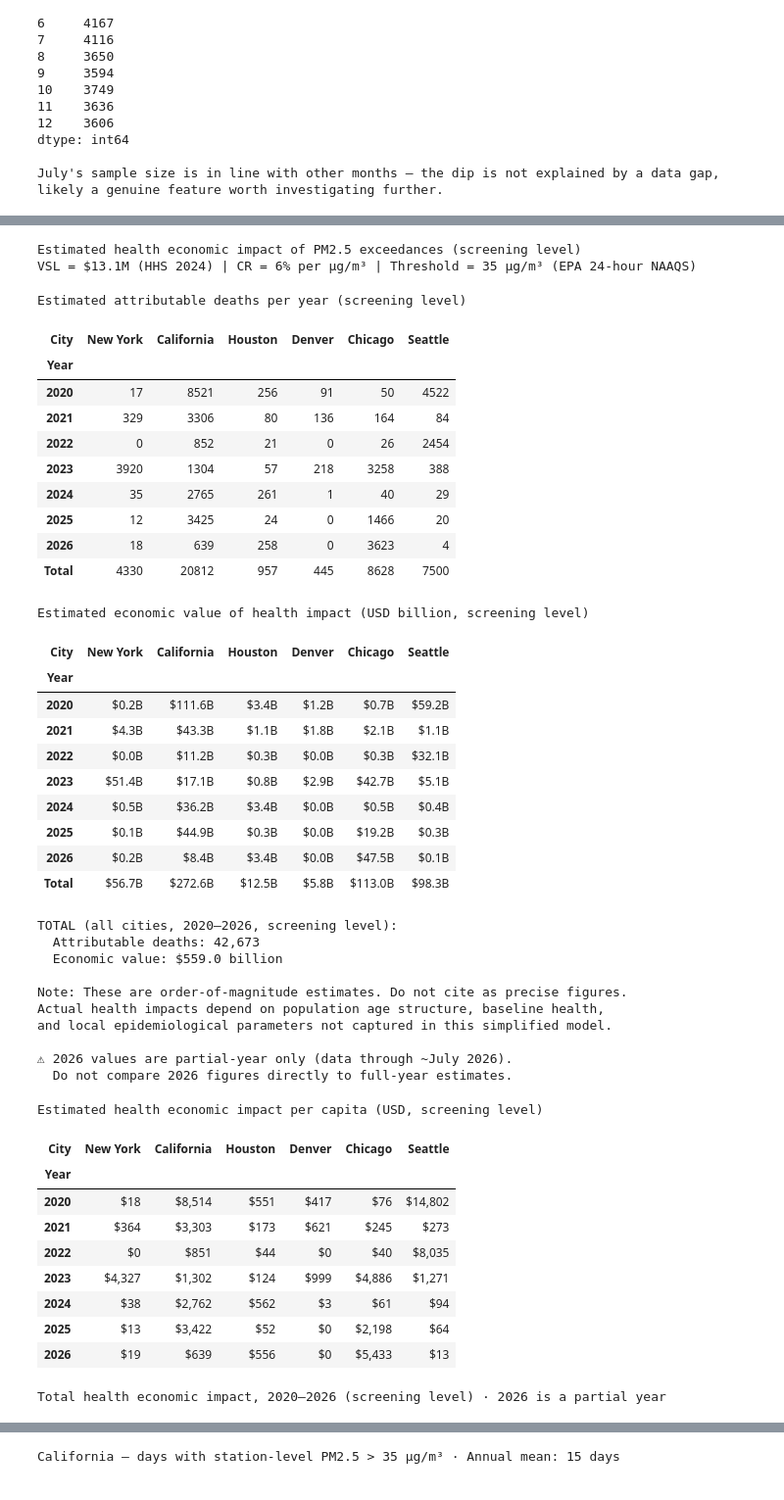
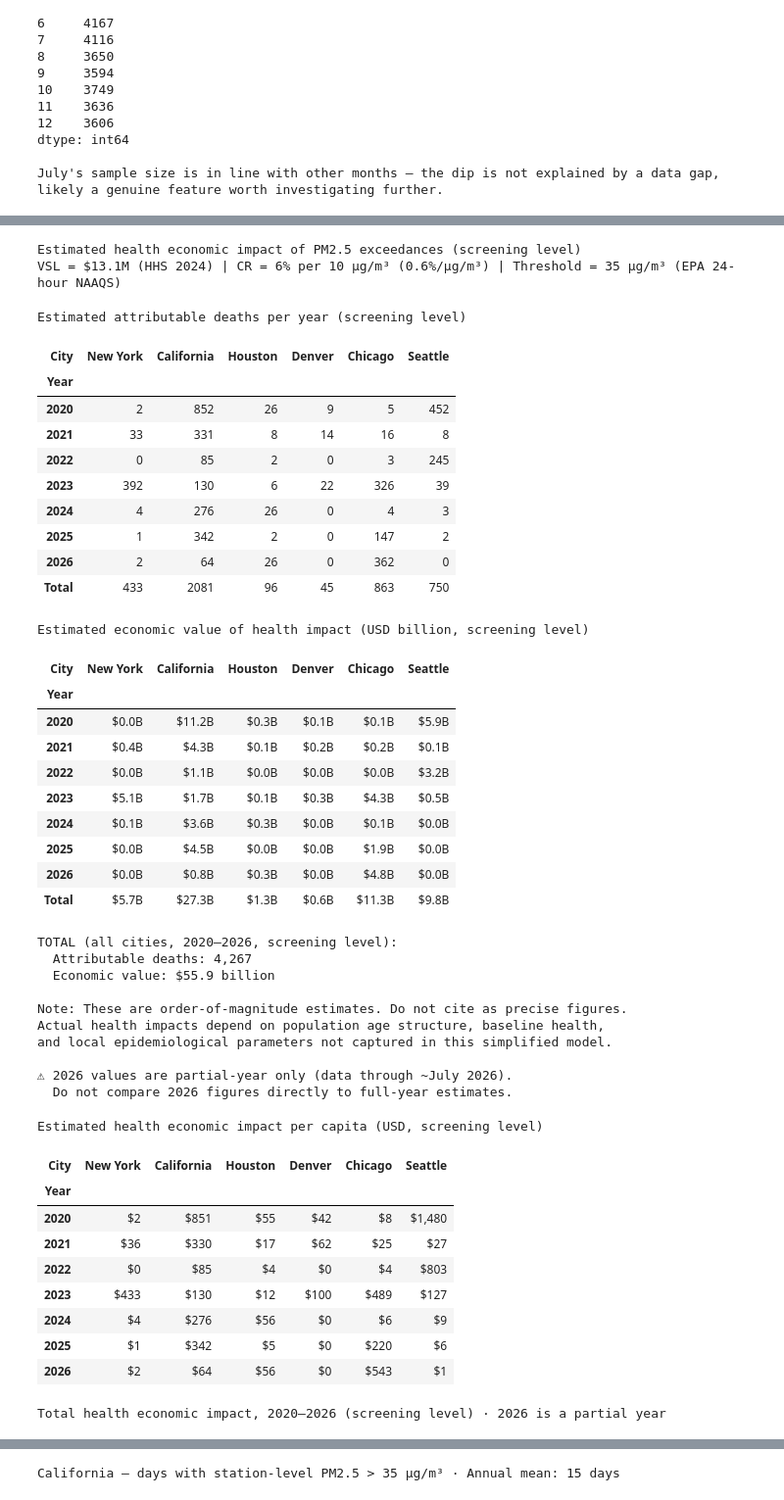
Before and after one commit to AlonsoSheila/air-quality-usa, a Jupyter notebook: air_quality_usa.ipynb, the cells around one changed output, grey strips where cells are left out. Shown at 98% size. Drawn from its saved outputs; the diff is of its cells as text; code cells hidden in the pictures.

```diff
--- a/air_quality_usa.ipynb
+++ b/air_quality_usa.ipynb
@@ -1147,11 +1147,18 @@ or cost figures. Uncertainty in both the epidemiological parameters and the
 VSL is substantial.
 # %%
 # ── Health Economic Impact Estimate ───────────────────────────────────────────
+# DEPENDENCY: This cell requires Section 5.2 to have been executed first,
+# since it uses pop_df (county population) defined there. It also uses
+# pm25_raw2 which is defined within this cell, and pollutants which is
+# loaded in Section 1.
 # VSL: HHS central estimate, 2023 USD (HHS Standard RIA Values, January 2024)
 VSL_USD = 13_100_000
 
-# Concentration-response: 6% increase in all-cause mortality per 1 µg/m³
-# increase in annual mean PM2.5 (Pope et al. 2002, used in EPA CAA analyses)
+# Concentration-response: 6% increase in all-cause mortality per 10 µg/m³
+# increase in long-term mean PM2.5 (Pope et al. 2002, ACS CPS-II cohort).
+# Applied here as 0.6% per 1 µg/m³ (i.e. 0.006). Note: this is a chronic
+# exposure coefficient applied to acute exceedance days — a known simplification
+# documented as a limitation in the Section 11 markdown.
 # Baseline annual mortality rate in the US: ~833 per 100,000 (CDC, 2022)
 BASELINE_MORTALITY_RATE = 833 / 100_000
 
@@ -1178,7 +1185,7 @@ exceed_conc["fraction_of_year"] = exceed_conc["n_days"] / 365
 exceed_conc["attributable_deaths"] = (
     exceed_conc["population"]
     * BASELINE_MORTALITY_RATE
-    * 0.06
+    * 0.006  # 6% per 10 µg/m³ → 0.6% per 1 µg/m³ (Pope et al. 2002)
     * exceed_conc["excess_above_threshold"]
     * exceed_conc["fraction_of_year"]
 )
@@ -1195,7 +1202,7 @@ impact_summary = (
 impact_summary["economic_value_bn"] = impact_summary["economic_value_usd"] / 1e9
 
 print("Estimated health economic impact of PM2.5 exceedances (screening level)")
-print("VSL = $13.1M (HHS 2024) | CR = 6% per µg/m³ | Threshold = 35 µg/m³ (EPA 24-hour NAAQS)\n")
+print("VSL = $13.1M (HHS 2024) | CR = 6% per 10 µg/m³ (0.6%/µg/m³) | Threshold = 35 µg/m³ (EPA 24-hour NAAQS)\n")
 
 # ── Attributable deaths — styled table ────────────────────────────────────────
 pivot_deaths = impact_summary.pivot(
@@ -1274,56 +1281,56 @@ total_by_city = (
 total_by_city["total_econ_bn"] = (total_by_city["total_econ_bn"] / 1e9).round(1)
 total_by_city["total_deaths"] = total_by_city["total_deaths"].round(0).astype(int)
 
 total_by_city["total_deaths"] = total_by_city["total_deaths"].astype(int)
 total_by_city = total_by_city.merge(cbsa_pop, on="city", how="left")
 total_by_city["total_econ_per_capita"] = (
     total_by_city["total_econ_bn"] * 1e9 / total_by_city["cbsa_population"]
 ).round(0).astype(int)
 total_by_city = total_by_city.set_index("city")
 total_by_city.index.name = "City"
 
 display(total_by_city[["total_deaths", "total_econ_bn", "total_econ_per_capita"]].rename(columns={
     "total_deaths": "Attributable deaths",
     "total_econ_bn": "Economic cost (USD bn)",
     "total_econ_per_capita": "Cost per capita (USD)"
 }).style.format({
     "Attributable deaths": "{:,}",
     "Economic cost (USD bn)": "${:.1f}B",
     "Cost per capita (USD)": "${:,}"
 })
 .background_gradient(subset=["Cost per capita (USD)"], cmap="YlOrRd")
 .set_caption("Total health economic impact, 2020–2026 (screening level) · 2026 is a partial year")
 .set_table_styles([{"selector": "caption",
                     "props": [("font-size", "13px"), ("font-weight", "bold")]}])
 )
 # %% [output]
 Estimated health economic impact of PM2.5 exceedances (screening level)
-VSL = $13.1M (HHS 2024) | CR = 6% per µg/m³ | Threshold = 35 µg/m³ (EPA 24-hour NAAQS)
+VSL = $13.1M (HHS 2024) | CR = 6% per 10 µg/m³ (0.6%/µg/m³) | Threshold = 35 µg/m³ (EPA 24-hour NAAQS)
 Estimated attributable deaths per year (screening level)
 | City | New York | California | Houston | Denver | Chicago | Seattle |
 | Year |  |  |  |  |  |  |
-| 2020 | 17 | 8521 | 256 | 91 | 50 | 4522 |
-| 2021 | 329 | 3306 | 80 | 136 | 164 | 84 |
-| 2022 | 0 | 852 | 21 | 0 | 26 | 2454 |
-| 2023 | 3920 | 1304 | 57 | 218 | 3258 | 388 |
-| 2024 | 35 | 2765 | 261 | 1 | 40 | 29 |
-| 2025 | 12 | 3425 | 24 | 0 | 1466 | 20 |
-| 2026 | 18 | 639 | 258 | 0 | 3623 | 4 |
-| Total | 4330 | 20812 | 957 | 445 | 8628 | 7500 |
+| 2020 | 2 | 852 | 26 | 9 | 5 | 452 |
+| 2021 | 33 | 331 | 8 | 14 | 16 | 8 |
+| 2022 | 0 | 85 | 2 | 0 | 3 | 245 |
+| 2023 | 392 | 130 | 6 | 22 | 326 | 39 |
+| 2024 | 4 | 276 | 26 | 0 | 4 | 3 |
+| 2025 | 1 | 342 | 2 | 0 | 147 | 2 |
+| 2026 | 2 | 64 | 26 | 0 | 362 | 0 |
+| Total | 433 | 2081 | 96 | 45 | 863 | 750 |
 Estimated economic value of health impact (USD billion, screening level)
 | City | New York | California | Houston | Denver | Chicago | Seattle |
 | Year |  |  |  |  |  |  |
-| 2020 | $0.2B | $111.6B | $3.4B | $1.2B | $0.7B | $59.2B |
-| 2021 | $4.3B | $43.3B | $1.1B | $1.8B | $2.1B | $1.1B |
-| 2022 | $0.0B | $11.2B | $0.3B | $0.0B | $0.3B | $32.1B |
-| 2023 | $51.4B | $17.1B | $0.8B | $2.9B | $42.7B | $5.1B |
-| 2024 | $0.5B | $36.2B | $3.4B | $0.0B | $0.5B | $0.4B |
-| 2025 | $0.1B | $44.9B | $0.3B | $0.0B | $19.2B | $0.3B |
-| 2026 | $0.2B | $8.4B | $3.4B | $0.0B | $47.5B | $0.1B |
-| Total | $56.7B | $272.6B | $12.5B | $5.8B | $113.0B | $98.3B |
+| 2020 | $0.0B | $11.2B | $0.3B | $0.1B | $0.1B | $5.9B |
+| 2021 | $0.4B | $4.3B | $0.1B | $0.2B | $0.2B | $0.1B |
+| 2022 | $0.0B | $1.1B | $0.0B | $0.0B | $0.0B | $3.2B |
+| 2023 | $5.1B | $1.7B | $0.1B | $0.3B | $4.3B | $0.5B |
+| 2024 | $0.1B | $3.6B | $0.3B | $0.0B | $0.1B | $0.0B |
+| 2025 | $0.0B | $4.5B | $0.0B | $0.0B | $1.9B | $0.0B |
+| 2026 | $0.0B | $0.8B | $0.3B | $0.0B | $4.8B | $0.0B |
+| Total | $5.7B | $27.3B | $1.3B | $0.6B | $11.3B | $9.8B |
 TOTAL (all cities, 2020–2026, screening level):
-  Attributable deaths: 42,673
-  Economic value: $559.0 billion
+  Attributable deaths: 4,267
+  Economic value: $55.9 billion
 
 Note: These are order-of-magnitude estimates. Do not cite as precise figures.
 Actual health impacts depend on population age structure, baseline health,
@@ -1334,13 +1341,13 @@ and local epidemiological parameters not captured in this simplified model.
 Estimated health economic impact per capita (USD, screening level)
 | City | New York | California | Houston | Denver | Chicago | Seattle |
 | Year |  |  |  |  |  |  |
-| 2020 | $18 | $8,514 | $551 | $417 | $76 | $14,802 |
-| 2021 | $364 | $3,303 | $173 | $621 | $245 | $273 |
-| 2022 | $0 | $851 | $44 | $0 | $40 | $8,035 |
-| 2023 | $4,327 | $1,302 | $124 | $999 | $4,886 | $1,271 |
-| 2024 | $38 | $2,762 | $562 | $3 | $61 | $94 |
-| 2025 | $13 | $3,422 | $52 | $0 | $2,198 | $64 |
-| 2026 | $19 | $639 | $556 | $0 | $5,433 | $13 |
+| 2020 | $2 | $851 | $55 | $42 | $8 | $1,480 |
+| 2021 | $36 | $330 | $17 | $62 | $25 | $27 |
+| 2022 | $0 | $85 | $4 | $0 | $4 | $803 |
+| 2023 | $433 | $130 | $12 | $100 | $489 | $127 |
+| 2024 | $4 | $276 | $56 | $0 | $6 | $9 |
+| 2025 | $1 | $342 | $5 | $0 | $220 | $6 |
+| 2026 | $2 | $64 | $56 | $0 | $543 | $1 |
 Total health economic impact, 2020–2026 (screening level) · 2026 is a partial year
 |  | Attributable deaths | Economic cost (USD bn) | Cost per capita (USD) |
 | City |  |  |  |
```
Also changed, not shown: parts of 7 cells of this notebook.
